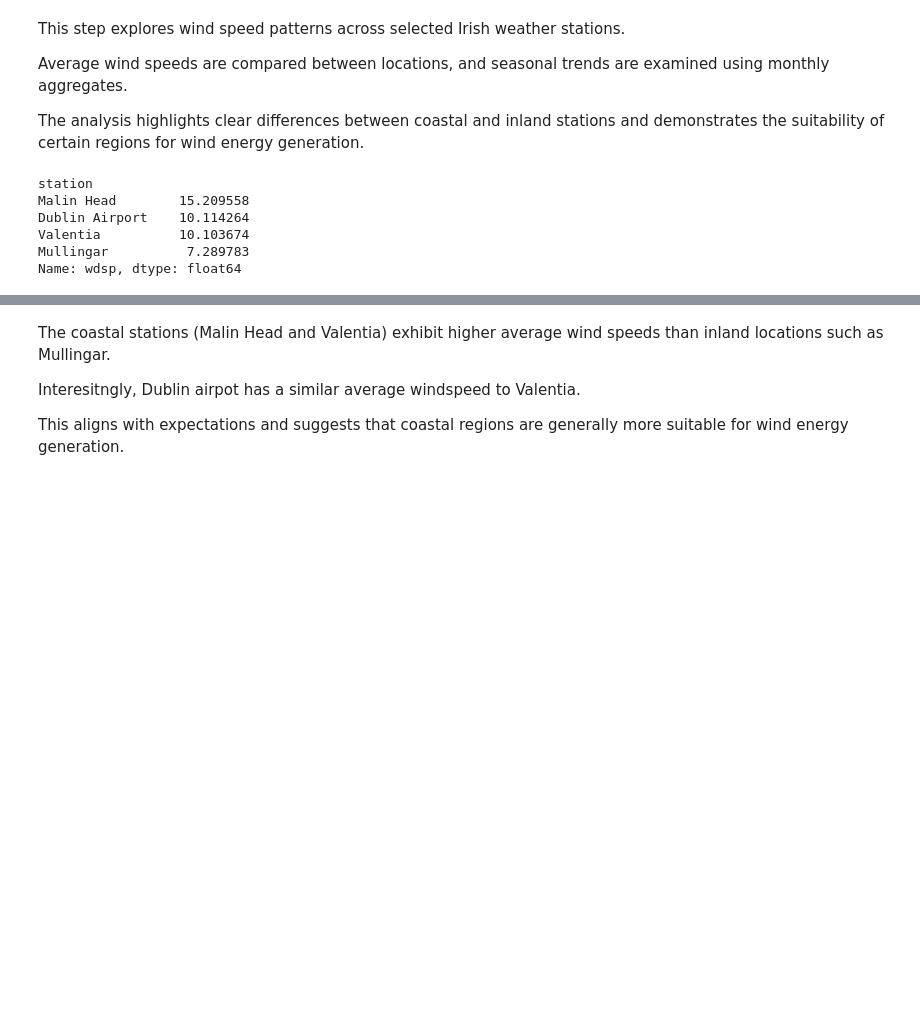
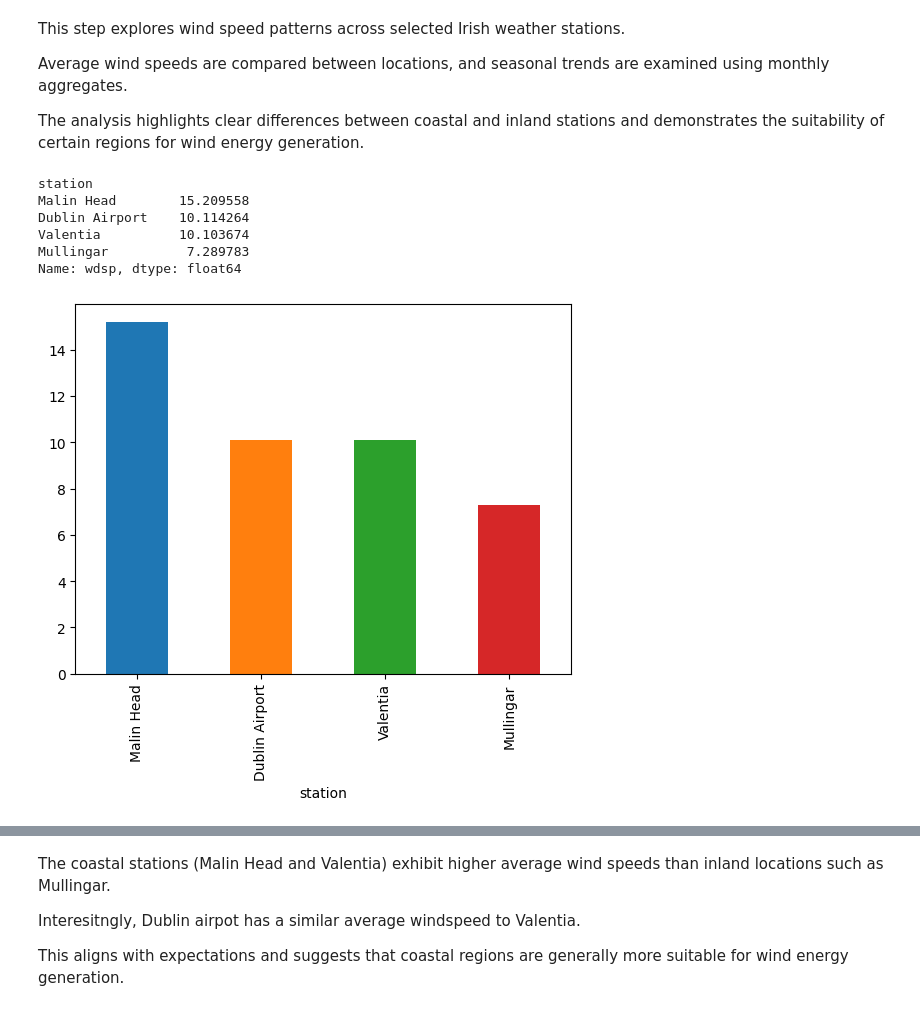
Before and after one commit to philipcullen93/programming_for_data_analytics_project, a Jupyter notebook: wind_energy_analysis.ipynb, the cells around one changed output, grey strips where cells are left out. Cells and saved outputs as stored; diff of their text form; code cells hidden in the pictures; blank space fills up the shorter version.

```diff
--- a/wind_energy_analysis.ipynb
+++ b/wind_energy_analysis.ipynb
@@ -224,17 +231,23 @@ import matplotlib.pyplot as plt
 # %%
+mean_wind.plot(
+    kind="bar",
+    color=[station_colors[station] for station in mean_wind.index]
+)
+
 mean_wind = (
     df_wind
     .groupby("station")["wdsp"]
     .mean()
     .sort_values(ascending=False)
 )
 
 mean_wind
 # %% [output]
 station
 Malin Head        15.209558
 Dublin Airport    10.114264
 Valentia          10.103674
 Mullingar          7.289783
 Name: wdsp, dtype: float64
+[figure, added]
 # %%
```
Also changed, not shown: parts of 6 cells of this notebook.
